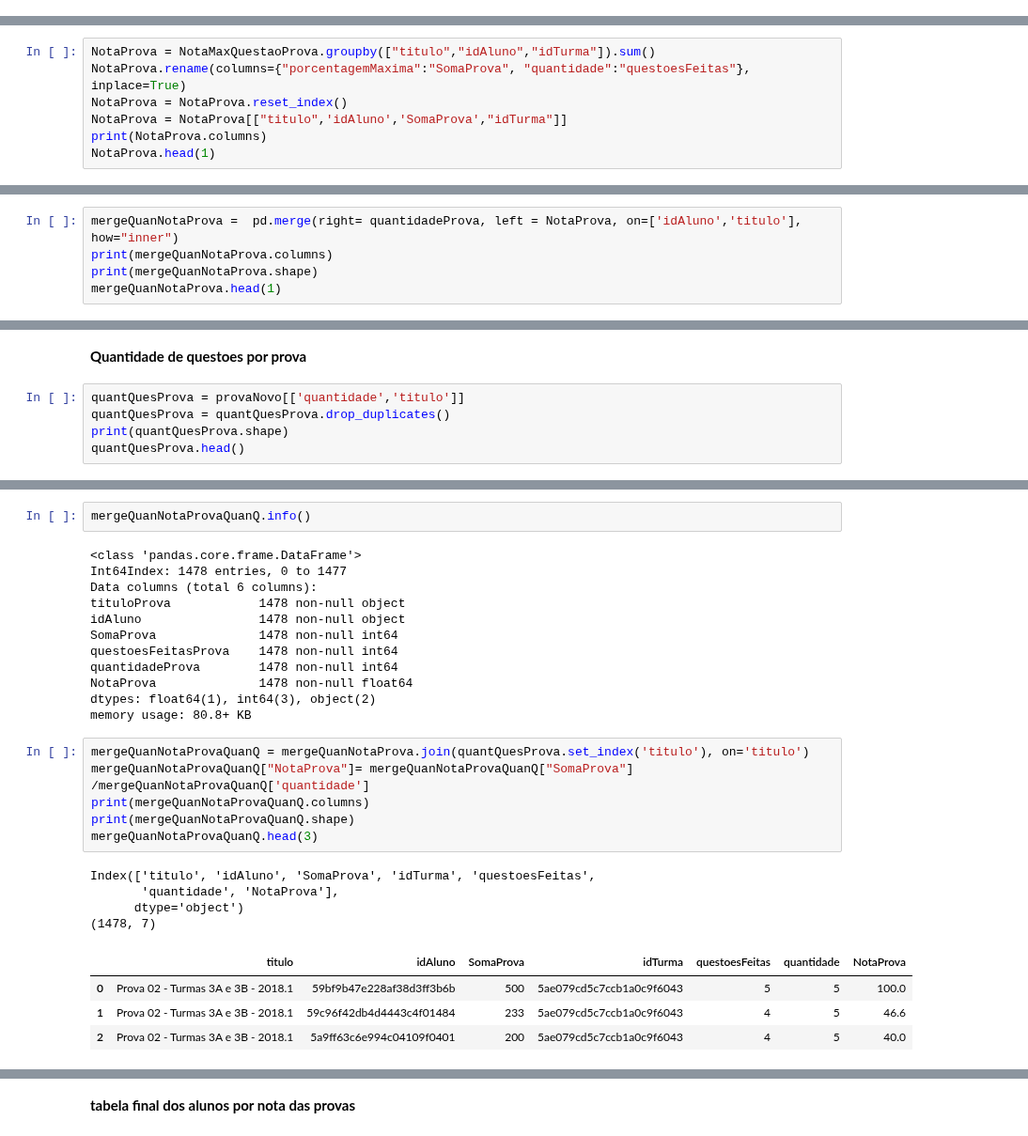
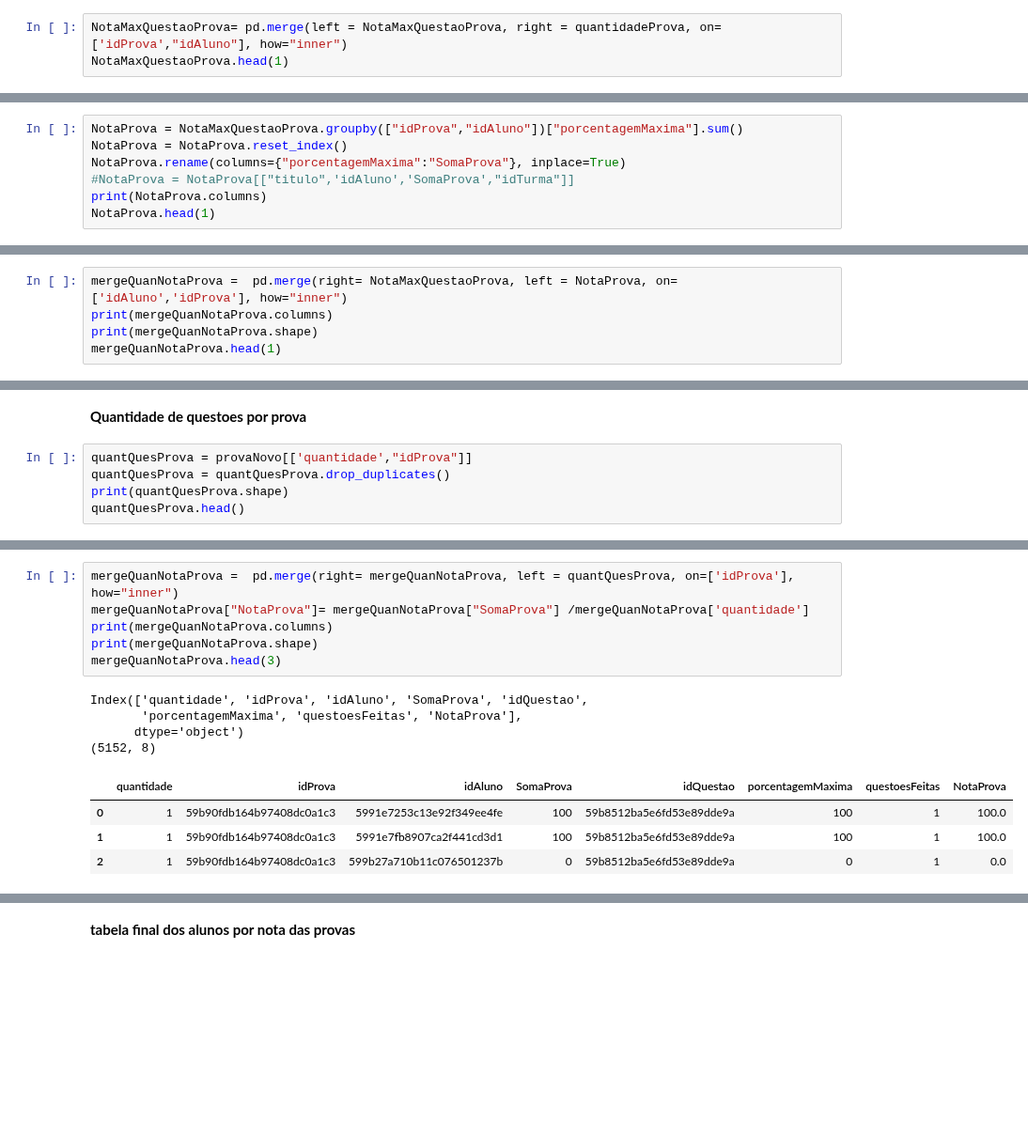
Before and after one commit to repitta/CienciaDeDadosEducacionais, a Jupyter notebook: LOP.ipynb, the cells around one changed output, grey strips where cells are left out. Shown at 94% size. Cells and saved outputs as stored; diff of their text form; blank space fills up the shorter version.

```diff
--- a/LOP.ipynb
+++ b/LOP.ipynb
@@ -817,0 +814,3 @@ quantidadeProva.loc[quantidadeProva["idAluno"] == "5b6b74ad9513a60408ac24a8" ,["
+# %%
+NotaMaxQuestaoProva= pd.merge(left = NotaMaxQuestaoProva, right = quantidadeProva, on=['idProva',"idAluno"], how="inner")
+NotaMaxQuestaoProva.head(1)
@@ -818,10 +820,10 @@ quantidadeProva.loc[quantidadeProva["idAluno"] == "5b6b74ad9513a60408ac24a8" ,["
 # %% [markdown]
 **Nota final dos alunos por prova**
 # %%
-NotaProva = NotaMaxQuestaoProva.groupby(["titulo","idAluno","idTurma"]).sum()
-NotaProva.rename(columns={"porcentagemMaxima":"SomaProva", "quantidade":"questoesFeitas"}, inplace=True)
+NotaProva = NotaMaxQuestaoProva.groupby(["idProva","idAluno"])["porcentagemMaxima"].sum()
 NotaProva = NotaProva.reset_index()
-NotaProva = NotaProva[["titulo",'idAluno','SomaProva',"idTurma"]]
+NotaProva.rename(columns={"porcentagemMaxima":"SomaProva"}, inplace=True)
+#NotaProva = NotaProva[["titulo",'idAluno','SomaProva',"idTurma"]]
 print(NotaProva.columns)
 NotaProva.head(1)
 # %% [output]
@@ -836,7 +838,7 @@ NotaProva.loc[NotaProva["idAluno"] == "5b6b74ad9513a60408ac24a8" ,["titulo","Som
 | 1202 | Prova de Laboratório 1 : Turma 2A... | 300 |
 | 1475 | teste | 100 |
 # %%
-mergeQuanNotaProva =  pd.merge(right= quantidadeProva, left = NotaProva, on=['idAluno','titulo'], how="inner")
+mergeQuanNotaProva =  pd.merge(right= NotaMaxQuestaoProva, left = NotaProva, on=['idAluno','idProva'], how="inner")
 print(mergeQuanNotaProva.columns)
 print(mergeQuanNotaProva.shape)
 mergeQuanNotaProva.head(1)
@@ -855,7 +859,7 @@ mergeQuanNotaProva.loc[mergeQuanNotaProva["idAluno"] == "5b6b74ad9513a60408ac24a
 # %% [markdown]
 **Quantidade de questoes por prova**
 # %%
-quantQuesProva = provaNovo[['quantidade','titulo']]
+quantQuesProva = provaNovo[['quantidade',"idProva"]]
 quantQuesProva = quantQuesProva.drop_duplicates()
 print(quantQuesProva.shape)
 quantQuesProva.head()
@@ -870,29 +874,15 @@ quantQuesProva.head()
-# %%
-mergeQuanNotaProvaQuanQ.info()
-# %% [output]
-<class 'pandas.core.frame.DataFrame'>
-Int64Index: 1478 entries, 0 to 1477
-Data columns (total 6 columns):
-tituloProva            1478 non-null object
-idAluno                1478 non-null object
-SomaProva              1478 non-null int64
-questoesFeitasProva    1478 non-null int64
-quantidadeProva        1478 non-null int64
-NotaProva              1478 non-null float64
-dtypes: float64(1), int64(3), object(2)
-memory usage: 80.8+ KB
 # %%
-mergeQuanNotaProvaQuanQ = mergeQuanNotaProva.join(quantQuesProva.set_index('titulo'), on='titulo')
-mergeQuanNotaProvaQuanQ["NotaProva"]= mergeQuanNotaProvaQuanQ["SomaProva"] /mergeQuanNotaProvaQuanQ['quantidade']
-print(mergeQuanNotaProvaQuanQ.columns)
-print(mergeQuanNotaProvaQuanQ.shape)
-mergeQuanNotaProvaQuanQ.head(3)
+mergeQuanNotaProva =  pd.merge(right= mergeQuanNotaProva, left = quantQuesProva, on=['idProva'], how="inner")
+mergeQuanNotaProva["NotaProva"]= mergeQuanNotaProva["SomaProva"] /mergeQuanNotaProva['quantidade']
+print(mergeQuanNotaProva.columns)
+print(mergeQuanNotaProva.shape)
+mergeQuanNotaProva.head(3)
 # %% [output]
-Index(['titulo', 'idAluno', 'SomaProva', 'idTurma', 'questoesFeitas',
-       'quantidade', 'NotaProva'],
+Index(['quantidade', 'idProva', 'idAluno', 'SomaProva', 'idQuestao',
+       'porcentagemMaxima', 'questoesFeitas', 'NotaProva'],
       dtype='object')
-(1478, 7)
+(5152, 8)
-|  | titulo | idAluno | SomaProva | idTurma | questoesFeitas | quantidade | NotaProva |
-| 0 | Prova 02 - Turmas 3A e 3B - 2018.1 | 59bf9b47e228af38d3ff3b6b | 500 | 5ae079cd5c7ccb1a0c9f6043 | 5 | 5 | 100.0 |
-| 1 | Prova 02 - Turmas 3A e 3B - 2018.1 | 59c96f42db4d4443c4f01484 | 233 | 5ae079cd5c7ccb1a0c9f6043 | 4 | 5 | 46.6 |
-| 2 | Prova 02 - Turmas 3A e 3B - 2018.1 | 5a9ff63c6e994c04109f0401 | 200 | 5ae079cd5c7ccb1a0c9f6043 | 4 | 5 | 40.0 |
+|  | quantidade | idProva | idAluno | SomaProva | idQuestao | porcentagemMaxima | questoesFeitas | NotaProva |
+| 0 | 1 | 59b90fdb164b97408dc0a1c3 | 5991e7253c13e92f349ee4fe | 100 | 59b8512ba5e6fd53e89dde9a | 100 | 1 | 100.0 |
+| 1 | 1 | 59b90fdb164b97408dc0a1c3 | 5991e7fb8907ca2f441cd3d1 | 100 | 59b8512ba5e6fd53e89dde9a | 100 | 1 | 100.0 |
+| 2 | 1 | 59b90fdb164b97408dc0a1c3 | 599b27a710b11c076501237b | 0 | 59b8512ba5e6fd53e89dde9a | 0 | 1 | 0.0 |
```
Also changed, not shown: parts of 31 cells of this notebook.
